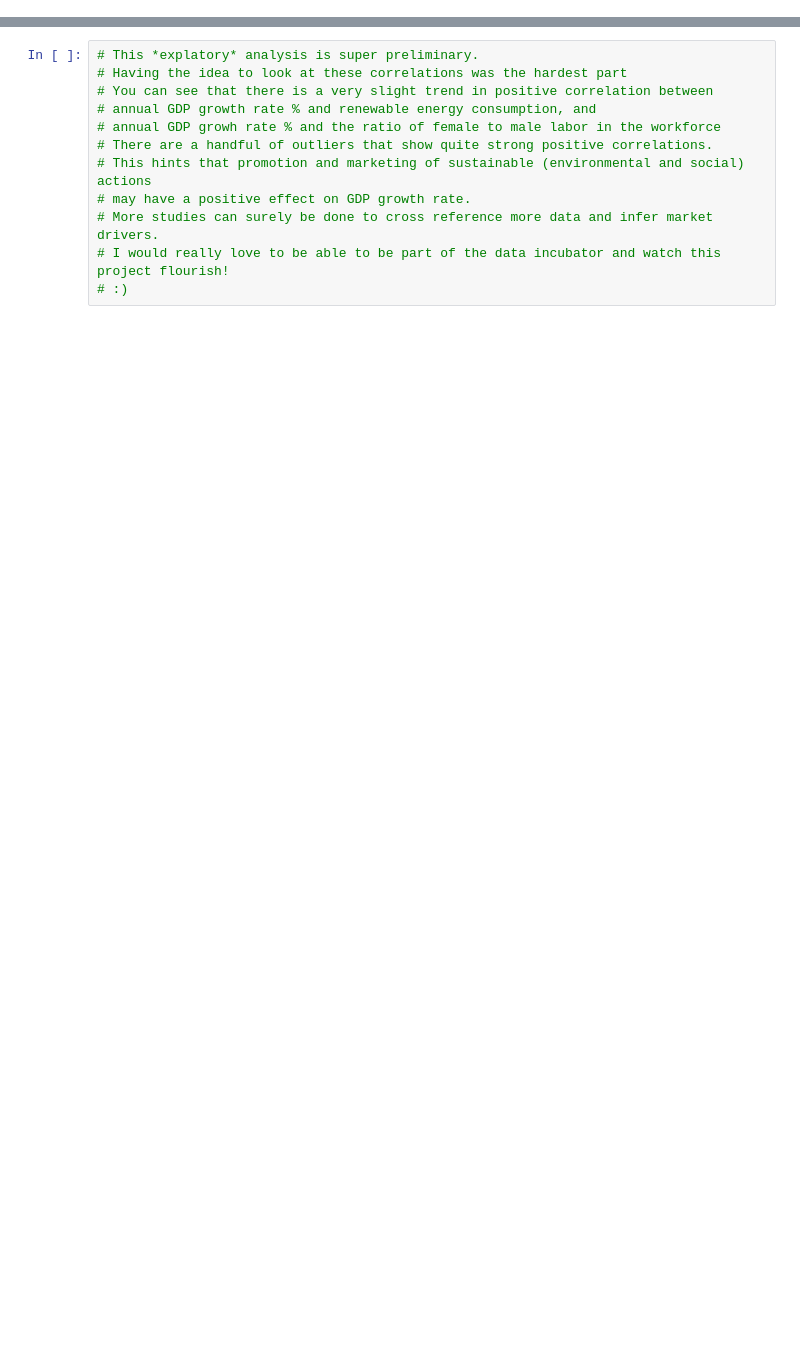
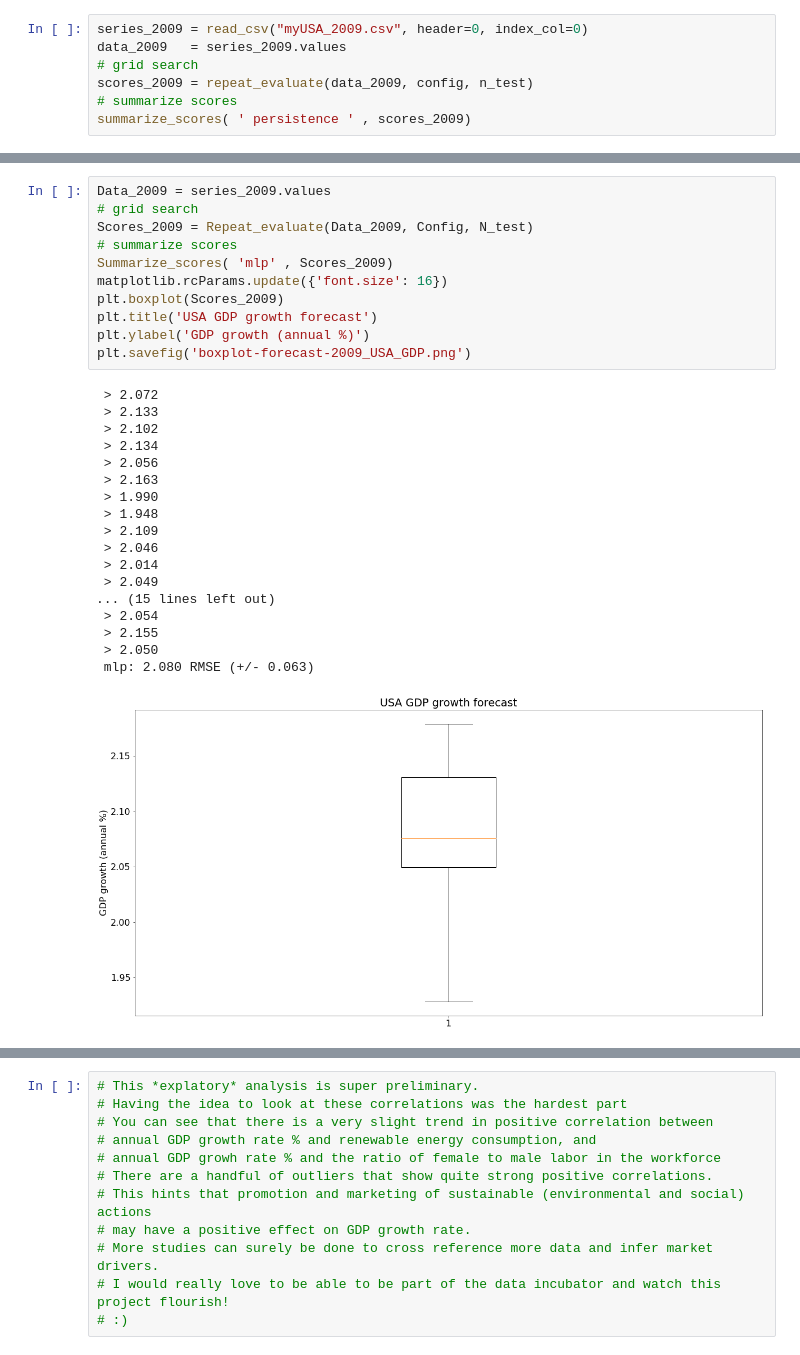
Before and after one commit to christinanelson/SustainabilityProfitCorrelation, a Jupyter notebook: SustainProfit.ipynb, the cells around one changed output, grey strips where cells are left out. Cells and saved outputs as stored; diff of their text form; blank space fills up the shorter version.

```diff
--- a/SustainProfit.ipynb
+++ b/SustainProfit.ipynb
@@ -99,0 +544,7 @@ Text(0, 0.5, 'GDP growth (annual %)')
+# %%
+series_2009 = read_csv("myUSA_2009.csv", header=0, index_col=0)
+data_2009   = series_2009.values
+# grid search
+scores_2009 = repeat_evaluate(data_2009, config, n_test)
+# summarize scores
+summarize_scores( ' persistence ' , scores_2009)
@@ -99,0 +569,30 @@ Text(0, 0.5, 'GDP growth (annual %)')
+# %%
+Data_2009 = series_2009.values
+# grid search
+Scores_2009 = Repeat_evaluate(Data_2009, Config, N_test)
+# summarize scores
+Summarize_scores( 'mlp' , Scores_2009)
+matplotlib.rcParams.update({'font.size': 16})
+plt.boxplot(Scores_2009)
+plt.title('USA GDP growth forecast')
+plt.ylabel('GDP growth (annual %)')
+plt.savefig('boxplot-forecast-2009_USA_GDP.png')
+# %% [output]
+ > 2.072
+ > 2.133
+ > 2.102
+ > 2.134
+ > 2.056
+ > 2.163
+ > 1.990
+ > 1.948
+ > 2.109
+ > 2.046
+ > 2.014
+ > 2.049
+... (15 lines left out)
+ > 2.054
+ > 2.155
+ > 2.050
+ mlp: 2.080 RMSE (+/- 0.063)
+[figure, added]
```
Also changed, not shown: parts of 42 cells of this notebook.
